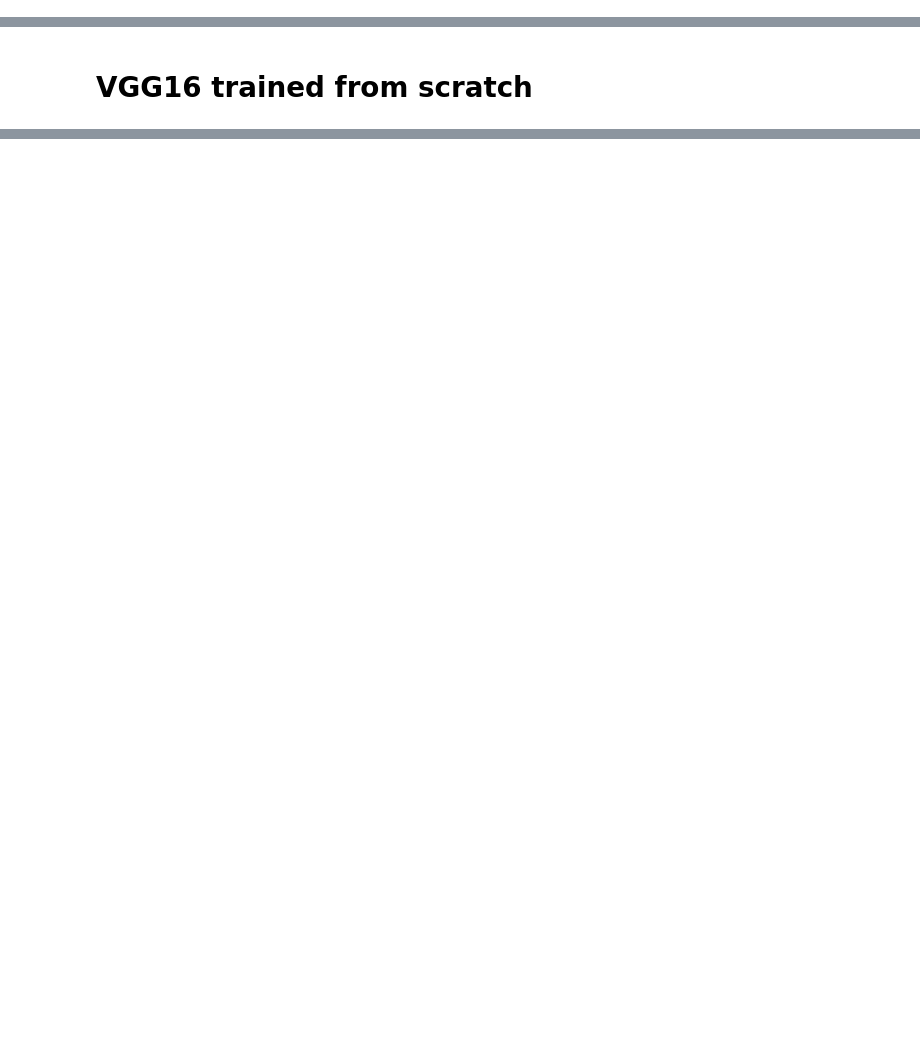
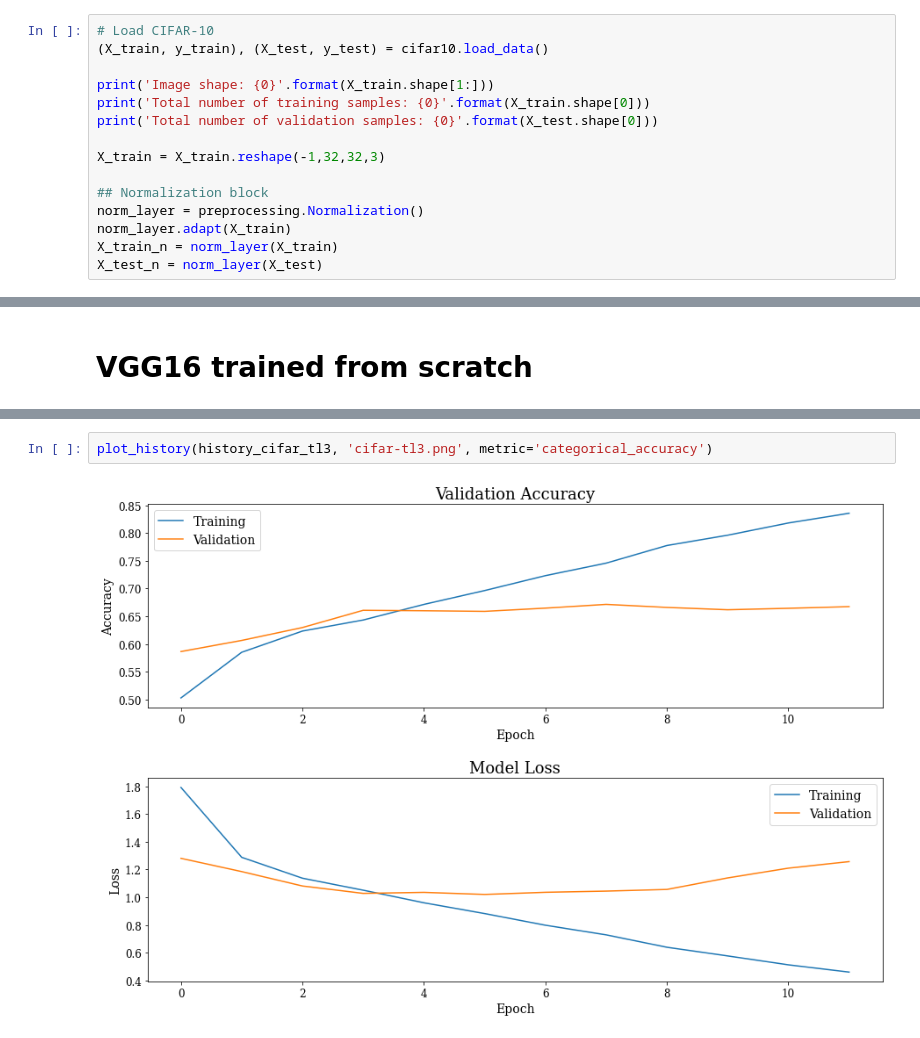
Before and after one commit to limited-fion/deep-learning-cw, a Jupyter notebook: 04_cw.ipynb, the cells around one changed output, grey strips where cells are left out. Drawn from its saved outputs; the diff is of its cells as text; blank space fills up the shorter version.

```diff
--- a/04_cw.ipynb
+++ b/04_cw.ipynb
@@ -183,0 +116,15 @@ ValueError: ignored
+# %%
+# Load CIFAR-10
+(X_train, y_train), (X_test, y_test) = cifar10.load_data()
+
+print('Image shape: {0}'.format(X_train.shape[1:]))
+print('Total number of training samples: {0}'.format(X_train.shape[0]))
+print('Total number of validation samples: {0}'.format(X_test.shape[0]))
+
+X_train = X_train.reshape(-1,32,32,3)
+
+## Normalization block
+norm_layer = preprocessing.Normalization()
+norm_layer.adapt(X_train)
+X_train_n = norm_layer(X_train)
+X_test_n = norm_layer(X_test)
@@ -208,0 +539,4 @@ Training label shape: (90000, 200)
+# %%
+plot_history(history_cifar_tl3, 'cifar-tl3.png', metric='categorical_accuracy')
+# %% [output]
+[figure, added]
```
Also changed, not shown: parts of 36 cells of this notebook.
